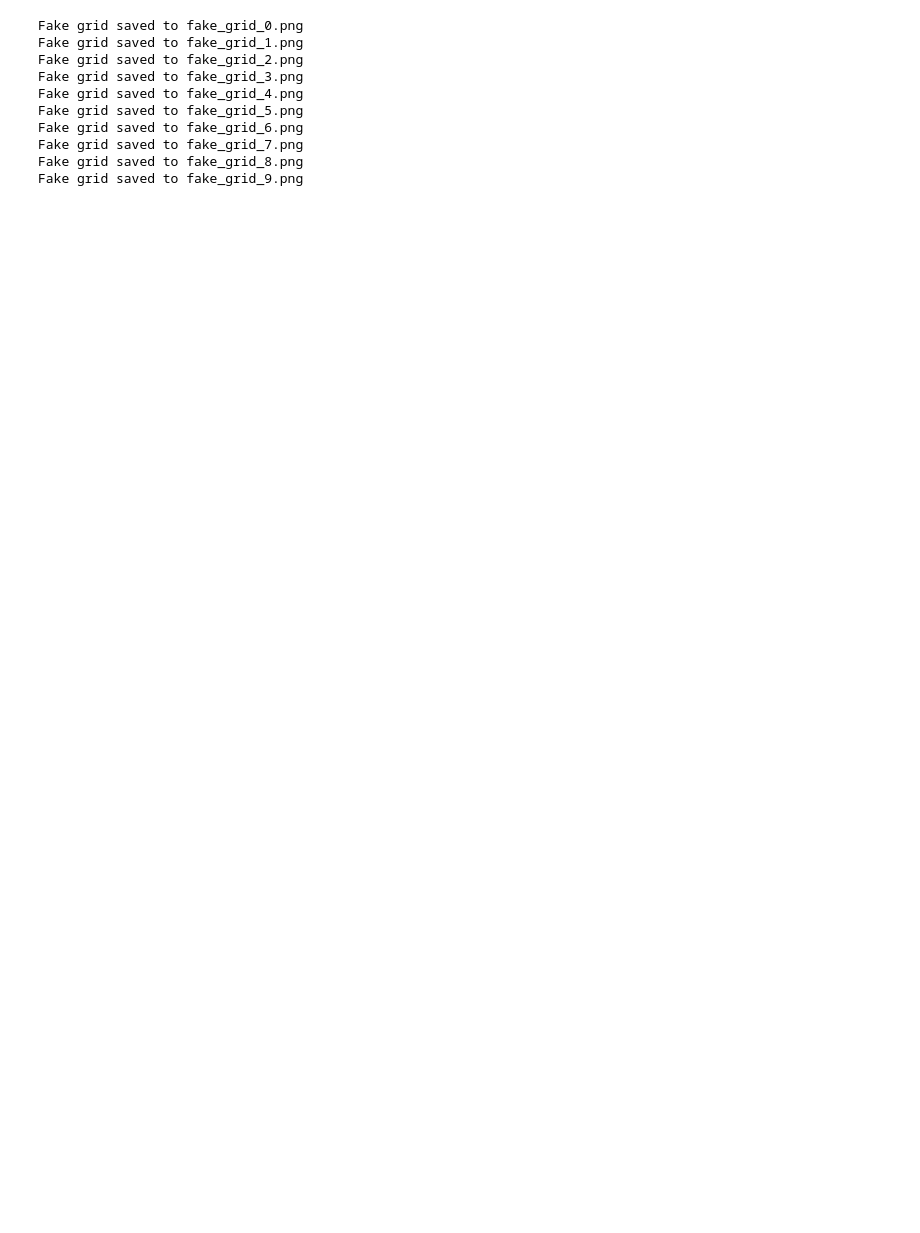
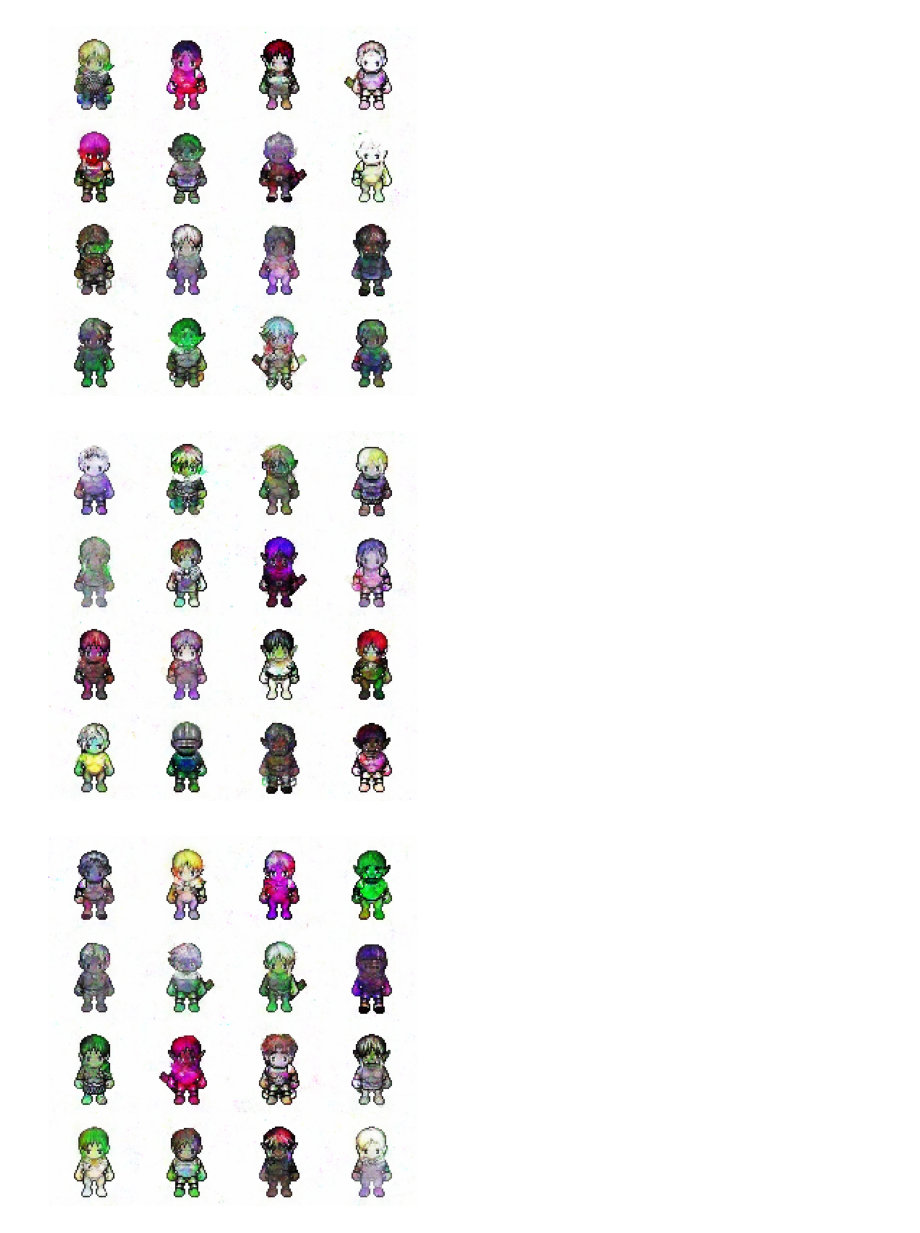
Before and after one commit to vsevolod-kovalev/DCGAN_GenerateFace, a Jupyter notebook: notebook_demo.ipynb, the cells around one changed output. Saved outputs shown, nothing was run; the diff lists cells and outputs as text; code cells hidden in the pictures; blank space fills up the shorter version.

```diff
--- a/notebook_demo.ipynb
+++ b/notebook_demo.ipynb
@@ -320,45 +320,41 @@ class Generator:
             if hasattr(self.layers[i], 'scale'):
                 layer.scale = state[f"layer_{i}_scale"]
                 layer.shift = state[f"layer_{i}_shift"]
                 layer.running_mean = state[f"layer_{i}_running_mean"]
                 layer.running_var = state[f"layer_{i}_running_var"]
 
 
 BATCH_SIZE = 16
 generator = Generator(BATCH_SIZE)
 
-
 with open(f"trained_generator.pkl", "rb") as g_state_file:
     generator.load_state_dict(pickle.load(g_state_file))
 
-def save_image_grid(images, image_width, num_cols, output_path):
+# to display fake images
+import matplotlib.pyplot as plt
+
+def show_image_grid(images, image_width, num_cols):
     canvas = Image.new("RGBA", (image_width * num_cols, image_width * num_cols))
     x = 0
     y = 0
     canvas_size = image_width * num_cols
     for image_idx in range(len(images)):
         image =  Image.fromarray(((images[image_idx] + 1) * 127.5).clip(0, 255).astype(np.uint8))
         canvas.paste(image, (x, y))
         x += image_width
         if x >= canvas_size:
             x = 0
             y += image_width
-    print(f"Fake grid saved to {output_path}")
-    canvas.save(output_path)
+    plt.imshow(canvas)
+    plt.axis('off')
+    plt.show()
 
 grids_to_generate = 10
 for _ in range(grids_to_generate):
     latent_vector = np.random.normal(0, 1, (BATCH_SIZE, 1, 1, LATENT_SIZE))
     fake_batch = generator.forward(latent_vector)
-    save_image_grid(fake_batch, len(fake_batch[0]), 4, f"fake_grid_{_}.png")
+    show_image_grid(fake_batch, len(fake_batch[0]), 4)
 # %% [output]
-Fake grid saved to fake_grid_0.png
-Fake grid saved to fake_grid_1.png
-Fake grid saved to fake_grid_2.png
-Fake grid saved to fake_grid_3.png
-Fake grid saved to fake_grid_4.png
-Fake grid saved to fake_grid_5.png
-Fake grid saved to fake_grid_6.png
-Fake grid saved to fake_grid_7.png
-Fake grid saved to fake_grid_8.png
-Fake grid saved to fake_grid_9.png
+[figure, added]
+[figure, added]
+[figure, added]
```
Also changed, not shown: parts of 1 cell of this notebook.
